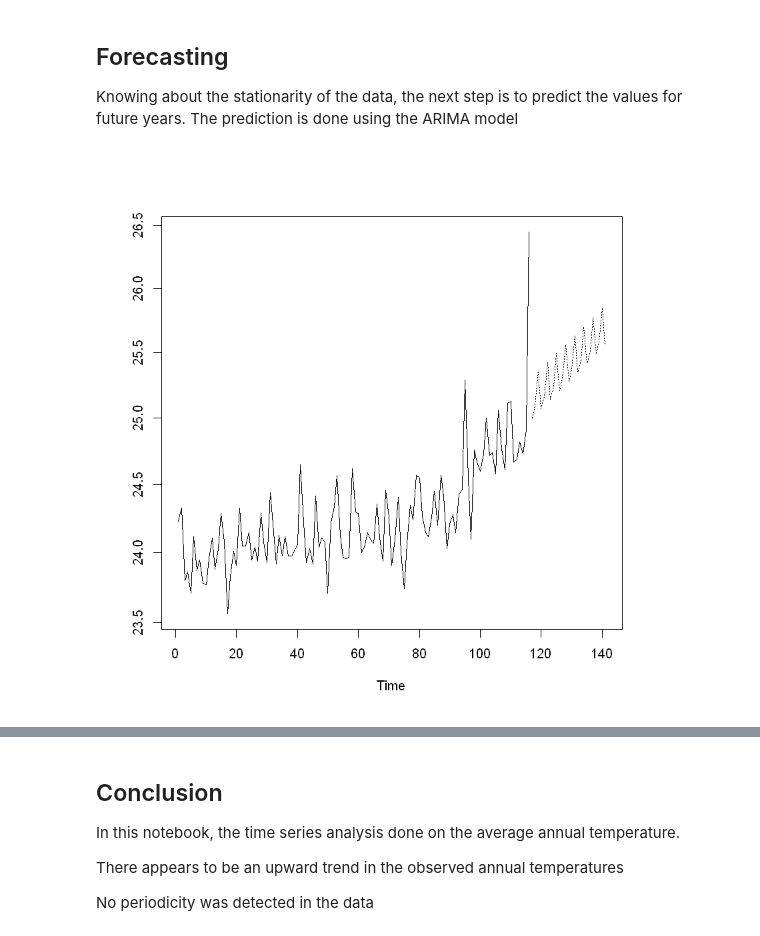
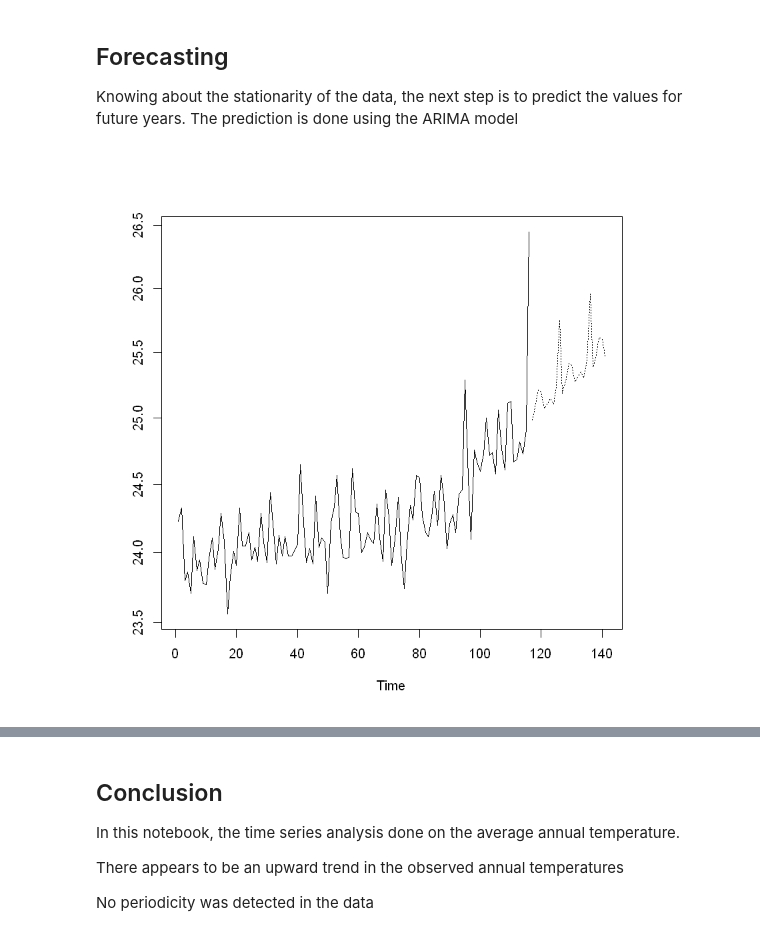
Before and after one commit to prashravoor/fds-notebooks, a Jupyter notebook: r/R_TimeSeriesAnalysis.ipynb, the cells around one changed output, grey strips where cells are left out. Drawn from its saved outputs; the diff is of its cells as text; code cells hidden in the pictures.

```diff
--- a/r/R_TimeSeriesAnalysis.ipynb
+++ b/r/R_TimeSeriesAnalysis.ipynb
@@ -189,15 +223,15 @@ alternative hypothesis: stationary
 Knowing about the stationarity of the data, the next step is to predict the values for future years.
 The prediction is done using the ARIMA model
 # %%
-# Fit the Arima model to the Annual average temperature data, with a preiod of 3 years
-fit <- arima(log(annual), c(0, 1, 1),seasonal = list(order = c(0, 1, 1), period = 3))
+# Fit the Arima model to the Annual average temperature data, with a preiod of 10 years
+fit <- arima(log(annual), c(0, 1, 1),seasonal = list(order = c(0, 1, 1), period = 10))
 
 # Predict the temperature using the model fit, for the next 25 years
 pred <- predict(fit, n.ahead = 25)
 
 # Plot the original series, and the prediction
 ts.plot(annual,2.718^pred$pred, log = "y", lty = c(1,3))
 
 # The prediction indicates how the temperatures may vary over the next 25 years, in a dotted line
 # %% [output]
-[figure, old version]
+[figure, new version]
```
Also changed, not shown: parts of 7 cells of this notebook.
